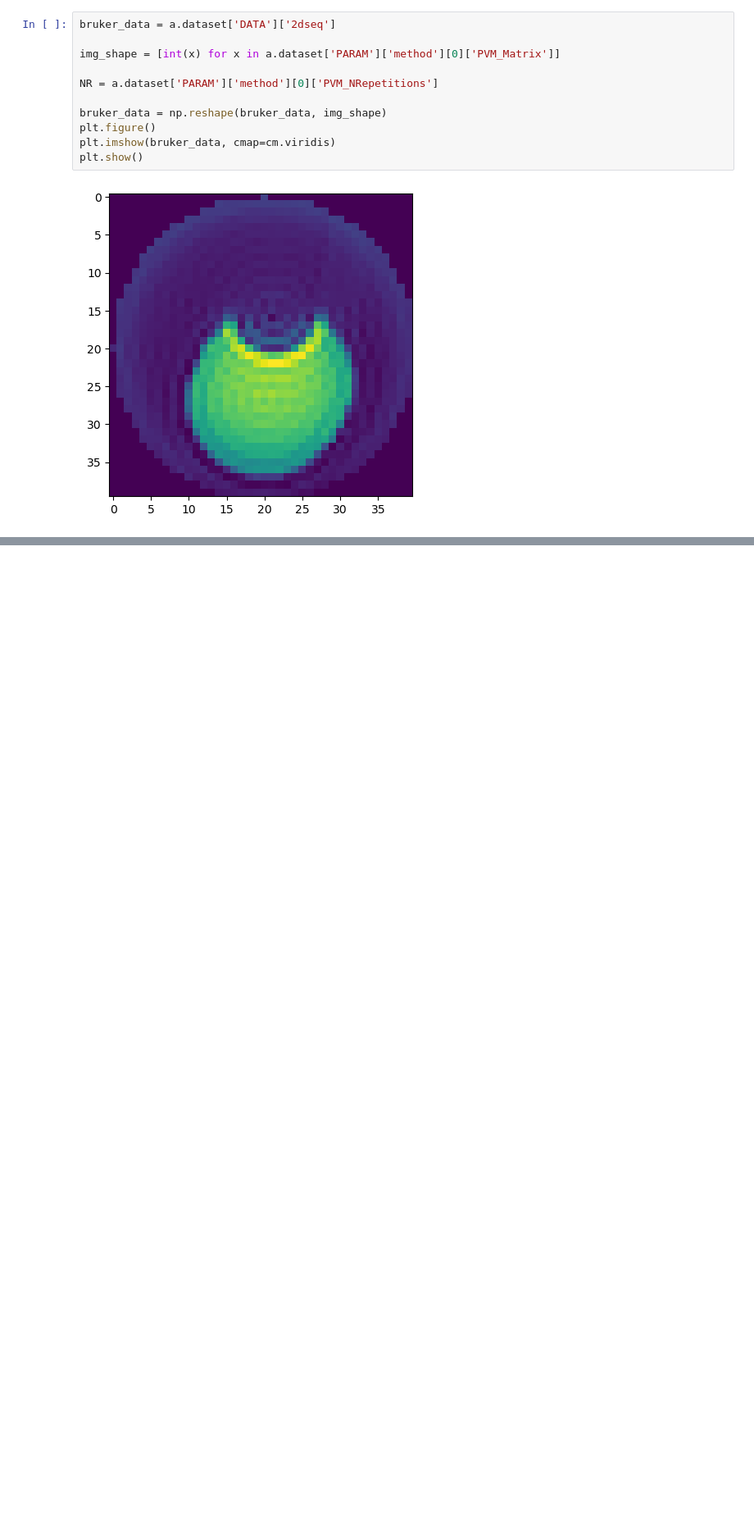
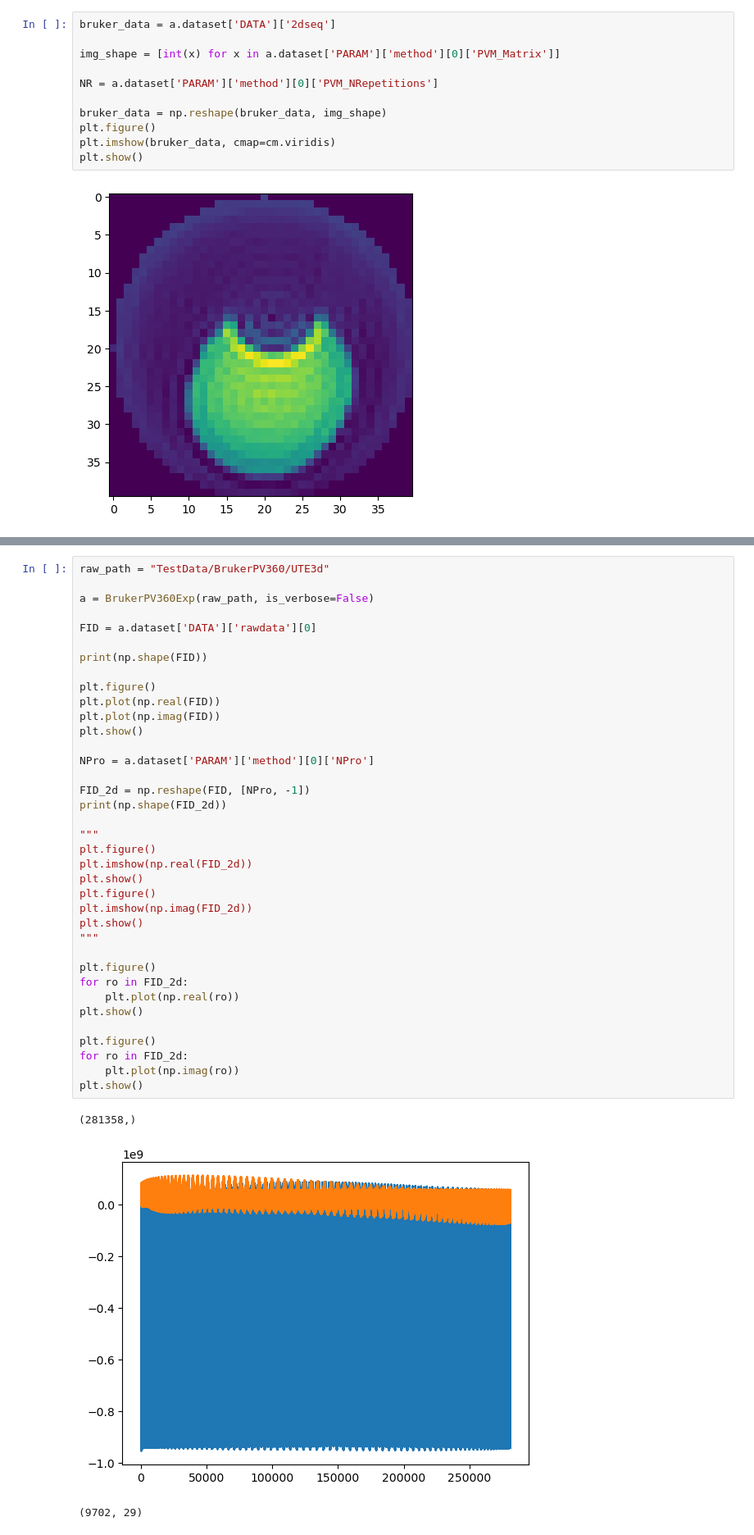
Before and after one commit to Xiao-JI-94158/pyHydra, a Jupyter notebook: UteTest.ipynb, the cells around one changed output, grey strips where cells are left out. Shown at 82% size. Drawn from its saved outputs; the diff is of its cells as text; blank space fills up the shorter version.

```diff
--- a/UteTest.ipynb
+++ b/UteTest.ipynb
@@ -170,0 +167,41 @@ plt.show()
+# %%
+raw_path = "TestData/BrukerPV360/UTE3d"
+
+a = BrukerPV360Exp(raw_path, is_verbose=False)
+
+FID = a.dataset['DATA']['rawdata'][0]
+
+print(np.shape(FID))
+
+plt.figure()
+plt.plot(np.real(FID))
+plt.plot(np.imag(FID))
+plt.show()
+
+NPro = a.dataset['PARAM']['method'][0]['NPro']
+
+FID_2d = np.reshape(FID, [NPro, -1])
+print(np.shape(FID_2d))
+
+"""
+plt.figure()
+plt.imshow(np.real(FID_2d))
+plt.show()
+plt.figure()
+plt.imshow(np.imag(FID_2d))
+plt.show()
+"""
+
+plt.figure()
+for ro in FID_2d:
+    plt.plot(np.real(ro))
+plt.show()
+
+plt.figure()
+for ro in FID_2d:
+    plt.plot(np.imag(ro))
+plt.show()
+# %% [output]
+(281358,)
+[figure, added]
+(9702, 29)
```
Also changed, not shown: parts of 12 cells of this notebook, 16 other files.
